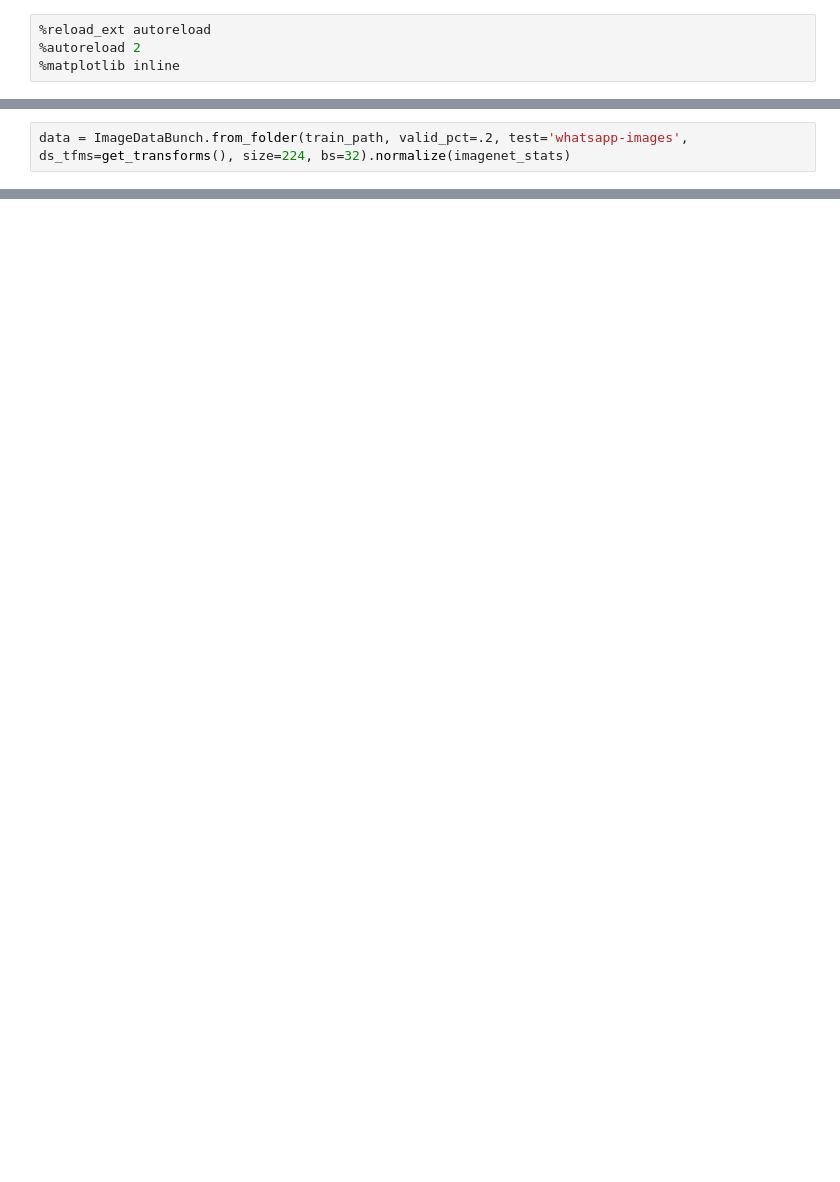
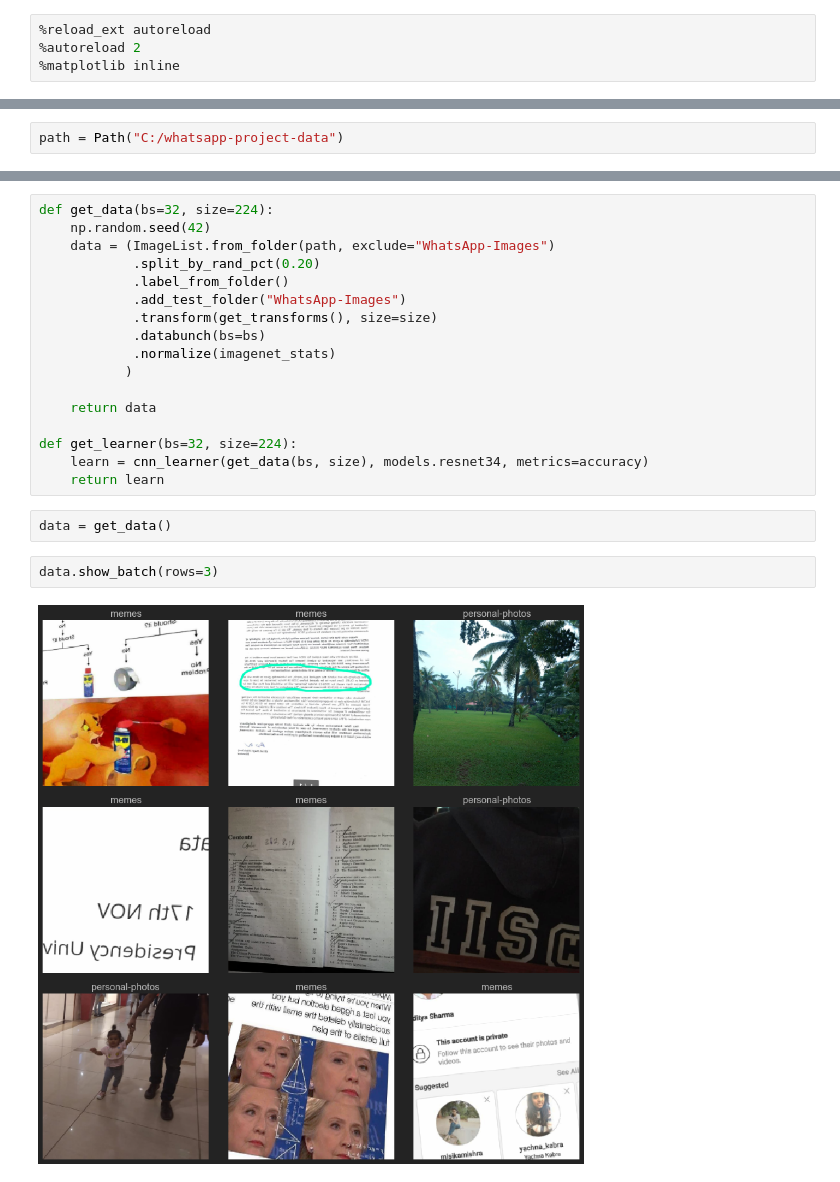
Before and after one commit to ads1419/whatsapp-media-cleanup, a Jupyter notebook: whatsapp-media-cleanup.ipynb, the cells around one changed output, grey strips where cells are left out. Drawn from its saved outputs; the diff is of its cells as text; blank space fills up the shorter version.

```diff
--- a/whatsapp-media-cleanup.ipynb
+++ b/whatsapp-media-cleanup.ipynb
@@ -33,2 +10,0 @@ memes = train_path/'reddit-memes-dataset'
-# %%
-data = ImageDataBunch.from_folder(train_path, valid_pct=.2, test='whatsapp-images', ds_tfms=get_transforms(), size=224, bs=32).normalize(imagenet_stats)
@@ -192,0 +34,2 @@ for i in tqdm(preds50):
+# %%
+path = Path("C:/whatsapp-project-data")
@@ -192,0 +46,23 @@ for i in tqdm(preds50):
+# %%
+def get_data(bs=32, size=224):
+    np.random.seed(42)
+    data = (ImageList.from_folder(path, exclude="WhatsApp-Images")
+            .split_by_rand_pct(0.20)
+            .label_from_folder()
+            .add_test_folder("WhatsApp-Images")
+            .transform(get_transforms(), size=size)
+            .databunch(bs=bs)
+            .normalize(imagenet_stats)
+           )
+
+    return data
+
+def get_learner(bs=32, size=224):
+    learn = cnn_learner(get_data(bs, size), models.resnet34, metrics=accuracy)
+    return learn
+# %%
+data = get_data()
+# %%
+data.show_batch(rows=3)
+# %% [output]
+[figure, added]
```
Also changed, not shown: parts of 96 cells of this notebook.
